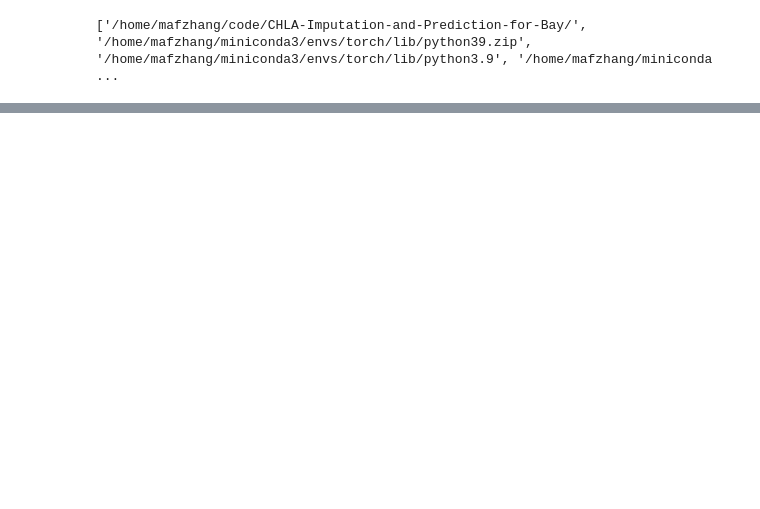
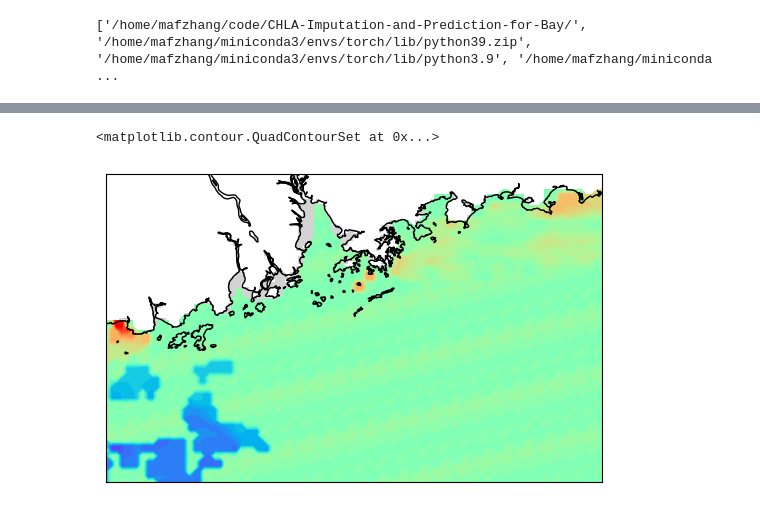
Before and after one commit to YangLabHKUST/STIMP, a Jupyter notebook: visualization/PRE/imputation_compare_with_dineof.ipynb, the cells around one changed output, grey strips where cells are left out. Saved outputs shown, nothing was run; the diff lists cells and outputs as text; code cells hidden in the pictures; blank space fills up the shorter version.

```diff
--- a/visualization/PRE/imputation_compare_with_dineof.ipynb
+++ b/visualization/PRE/imputation_compare_with_dineof.ipynb
@@ -342,0 +343,2 @@ PearsonRResult(statistic=0.03707700934906794, pvalue=0.24143227700230901)
+# %%
+imputed_dineof = imputed_data[0,:,0]
@@ -342,0 +383,25 @@ PearsonRResult(statistic=0.03707700934906794, pvalue=0.24143227700230901)
+# %%
+from mpl_toolkits import basemap
+from sklearn.cluster import KMeans, DBSCAN, SpectralClustering
+import cartopy.crs as ccrs
+from copy import deepcopy
+import h5py
+from numpy import meshgrid
+import numpy as np
+
+t=0
+tmp = deepcopy(imputed_dineof[t])
+mask = np.zeros_like(tmp)
+mask[is_sea.astype(bool)]=data_ob_masks[0,t,0].cpu()
+tmp = np.where(mask, observed[t].numpy(), tmp)
+tmp[~is_sea2.astype(bool)]= np.nan
+
+lon1, lon2, lati1, lati2 = lon.min(), lon.max(), lati.min(), lati.max()
+map = basemap.Basemap(llcrnrlon=lon1, llcrnrlat=lati1,urcrnrlon=lon2, urcrnrlat=lati2, projection='cyl', resolution='f')
+map.drawlsmask(land_color='white', ocean_color='lightgray', resolution='f',grid=1.25)
+# map.bluemarble()
+map.drawcoastlines()
+map.contourf(x, y, tmp, levels=np.linspace(-1.5, 1.5, 40),cmap="rainbow",extend='both')
+# %% [output]
+<matplotlib.contour.QuadContourSet at 0x...>
+[figure, added]
```
Also changed, not shown: parts of 21 cells of this notebook, 1 other file.
